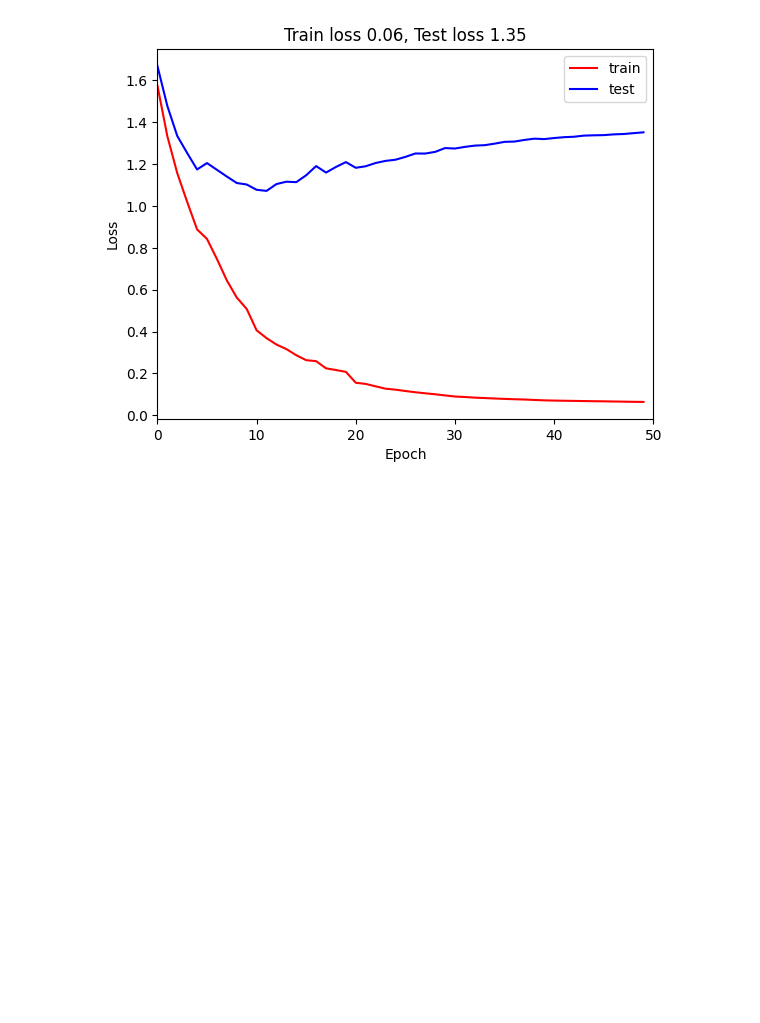
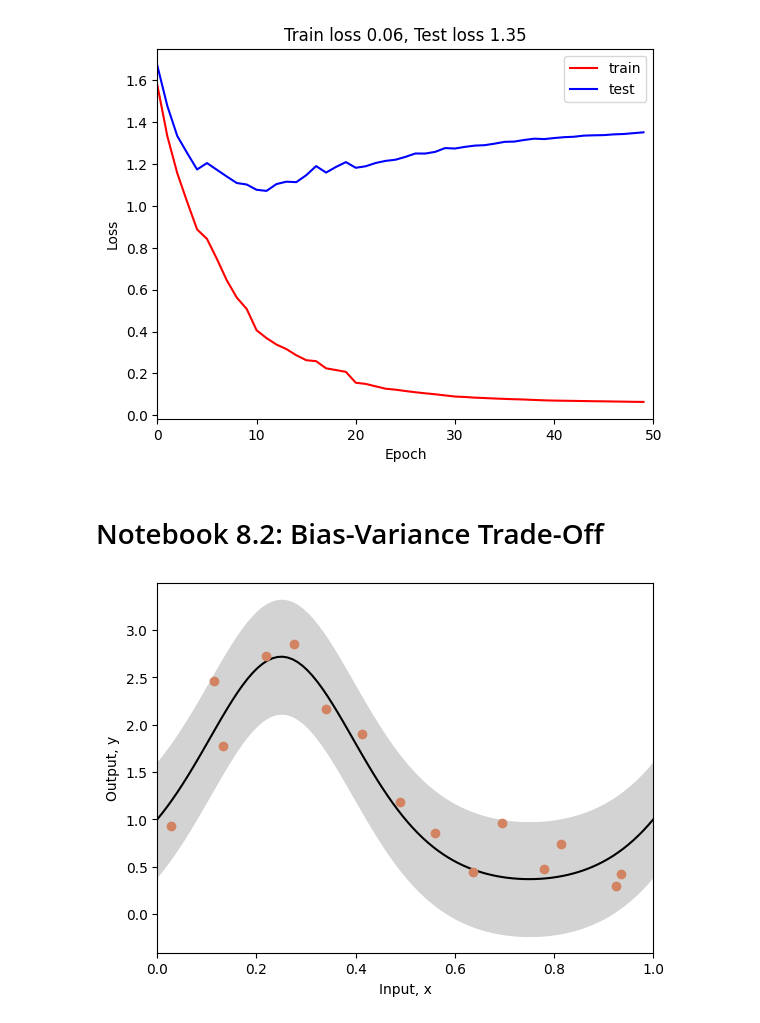
Before and after one commit to Saransh-Basu-01/Understanding-Deep-learning-, a Jupyter notebook: Chapter_8_Measuring_Performance.ipynb, the cells around one changed output. Cells and saved outputs as stored; diff of their text form; code cells hidden in the pictures; blank space fills up the shorter version.

```diff
--- a/Chapter_8_Measuring_Performance.ipynb
+++ b/Chapter_8_Measuring_Performance.ipynb
@@ -183,3 +183,10 @@ plt.show()
 # %% [output]
 [figure]
 [figure]
+# %% [markdown]
+# Notebook 8.2: Bias-Variance Trade-Off
+# %%
+# The true function that we are trying to estimate, defined on [0,1]
+def true_function(x):
+    y = np.exp(np.sin(x*(2*3.1413)))
+    return y
@@ -185,0 +207,36 @@ plt.show()
+# %%
+def plot_function(x_func, y_func, x_data=None,y_data=None, x_model = None, y_model =None, sigma_func = None, sigma_model=None):
+
+    fig,ax = plt.subplots()
+    ax.plot(x_func, y_func, 'k-')
+    if sigma_func is not None:
+      ax.fill_between(x_func, y_func-2*sigma_func, y_func+2*sigma_func, color='lightgray')
+
+    if x_data is not None:
+        ax.plot(x_data, y_data, 'o', color='#d18362')
+
+    if x_model is not None:
+        ax.plot(x_model, y_model, '-', color='#7fe7de')
+
+    if sigma_model is not None:
+      ax.fill_between(x_model, y_model-2*sigma_model, y_model+2*sigma_model, color='lightgray')
+
+    ax.set_xlim(0,1)
+    ax.set_xlabel('Input, x')
+    ax.set_ylabel('Output, y')
+    plt.show()
+# %%
+# Generate true function
+x_func = np.linspace(0, 1.0, 100)
+y_func = true_function(x_func);
+
+# Generate some data points
+np.random.seed(1)
+sigma_func = 0.3
+n_data = 15
+x_data,y_data = generate_data(n_data, sigma_func)
+
+# Plot the functinon, data and uncertainty
+plot_function(x_func, y_func, x_data, y_data, sigma_func=sigma_func)
+# %% [output]
+[figure, added]
```
Also changed, not shown: parts of 3 cells of this notebook.
